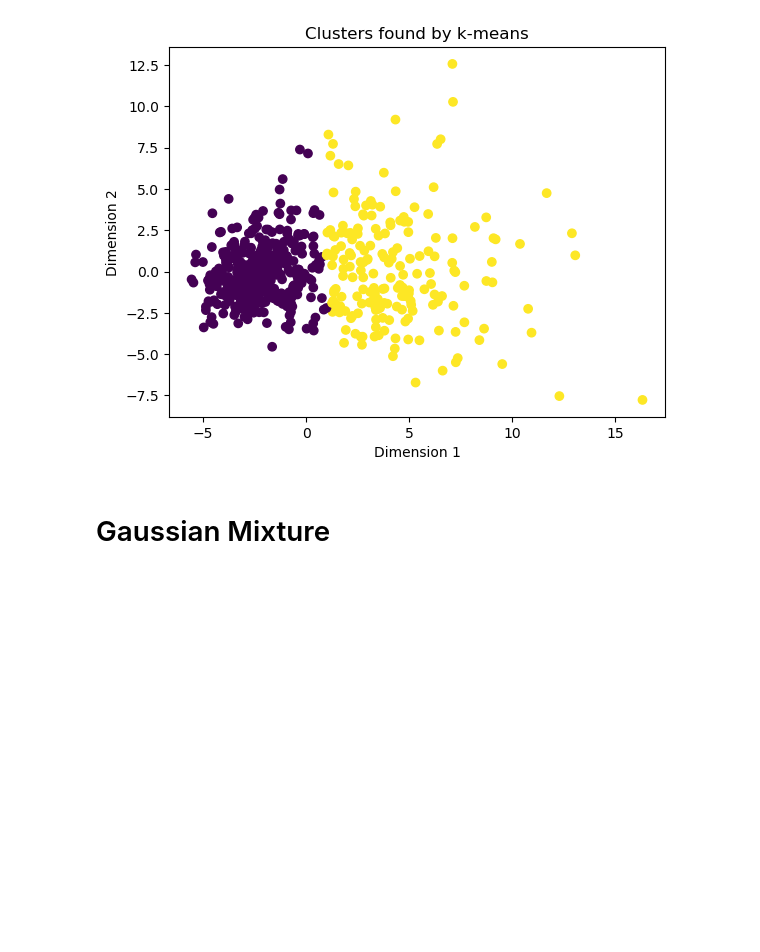
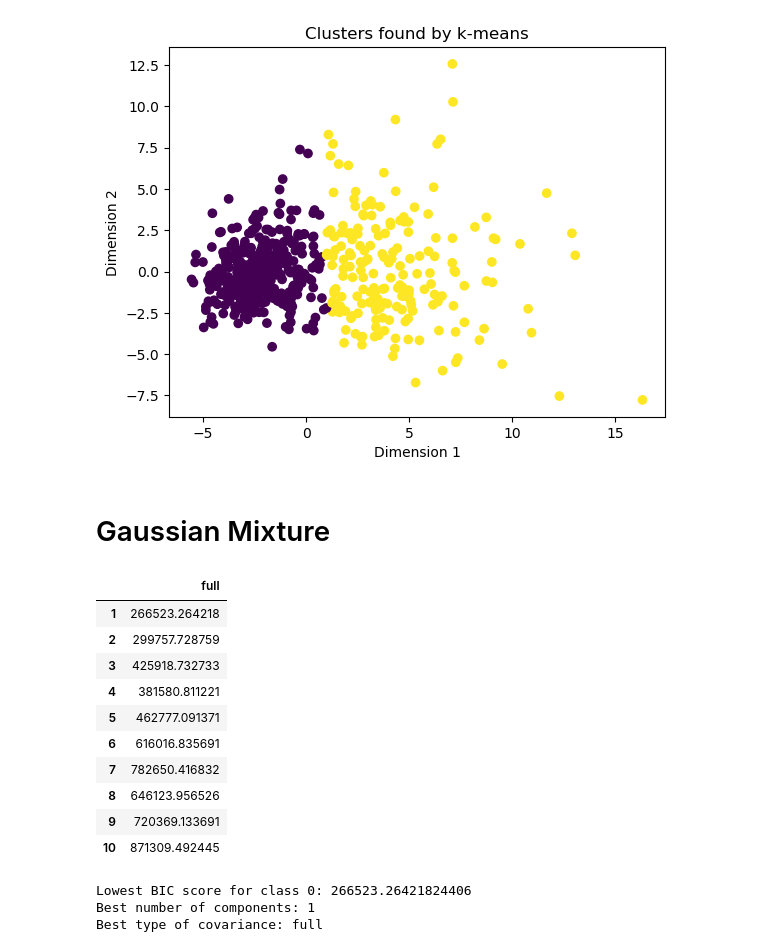
Before and after one commit to CursosLic-PabloAlvarado/tarea-6-t6-brayain, a Jupyter notebook: cancer.ipynb, the cells around one changed output. Cells and saved outputs as stored; diff of their text form; code cells hidden in the pictures; blank space fills up the shorter version.

```diff
--- a/cancer.ipynb
+++ b/cancer.ipynb
@@ -323,3 +327,56 @@ plt.show()
 # %%
 from sklearn.mixture import GaussianMixture
 from sklearn.model_selection import train_test_split
+# %%
+import pandas as pd
+
+def compute_bic_table(X, max_components=10, covariance_types=['full']):
+    """Compute a table of BIC scores for different numbers of components and types of covariance.
+
+    Args:
+        X: Input data.
+        max_components: Maximum number of components to consider.
+        covariance_types: List of covariance types to consider.
+
+    Returns:
+        bic_table: DataFrame containing the BIC scores.
+    """
+    # Initialize the BIC table
+    bic_table = pd.DataFrame(index=range(1, max_components+1), columns=covariance_types)
+
+    # Compute the BIC for different numbers of components and types of covariance
+    for n_components in range(1, max_components+1):
+        for covariance_type in covariance_types:
+            gm = GaussianMixture(n_components=n_components, covariance_type=covariance_type)
+            gm.fit(X)
+            bic_table.loc[n_components, covariance_type] = gm.bic(X_normalized)
+
+    return bic_table
+# %%
+# Assuming you have X_normalized as input data
+bic_table = compute_bic_table(X_normalized[y==0])
+display(bic_table)
+
+# Find the lowest BIC score and its corresponding number of components and type of covariance
+lowest_bic_score = bic_table.min().min()
+best_n_components, best_covariance_type = np.where(bic_table == lowest_bic_score)
+
+# Display the lowest BIC score and its corresponding parameters
+print(f"Lowest BIC score for class 0: {lowest_bic_score}")
+print(f"Best number of components: {best_n_components[0]+1}")
+print(f"Best type of covariance: {bic_table.columns[best_covariance_type[0]]}")
+# %% [output]
+|  | full |
+| 1 | 266523.264218 |
+| 2 | 299757.728759 |
+| 3 | 425918.732733 |
+| 4 | 381580.811221 |
+| 5 | 462777.091371 |
+| 6 | 616016.835691 |
+| 7 | 782650.416832 |
+| 8 | 646123.956526 |
+| 9 | 720369.133691 |
+| 10 | 871309.492445 |
+Lowest BIC score for class 0: 266523.26421824406
+Best number of components: 1
+Best type of covariance: full
```
Also changed, not shown: parts of 10 cells of this notebook, 1 other file.
